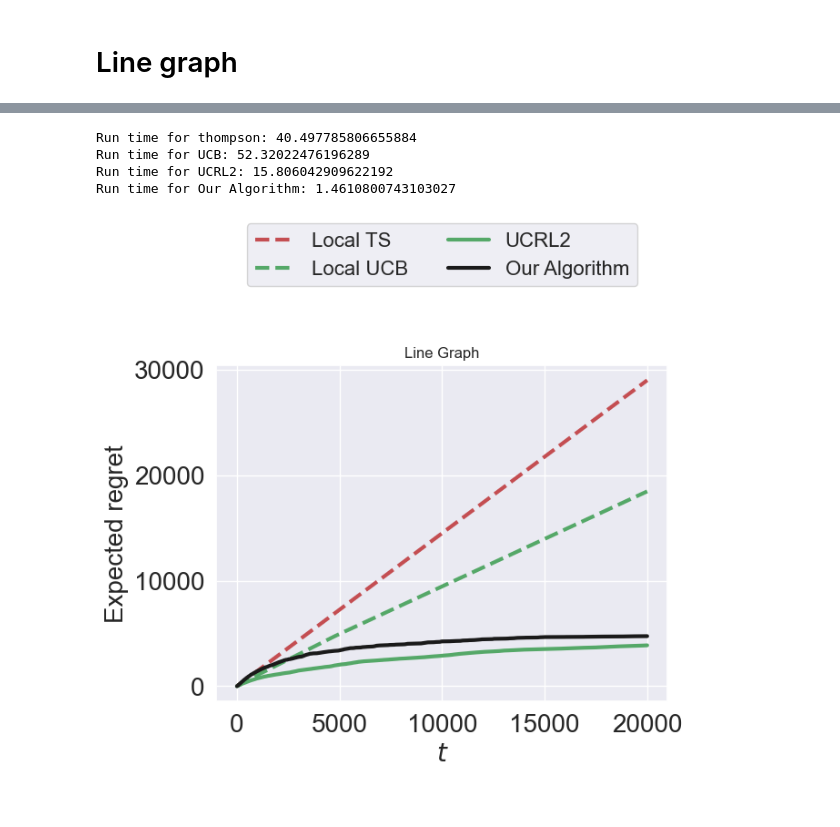
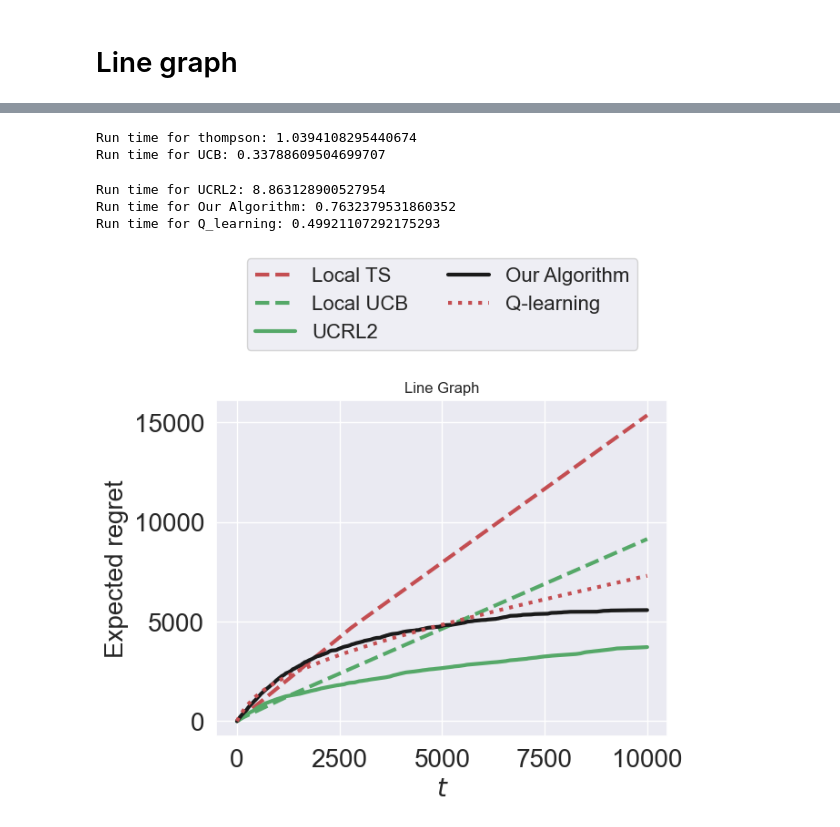
Before and after one commit to CoNG-harvard/Graph-Bandit, a Jupyter notebook: New Benchmark Development.ipynb, the cells around one changed output, grey strips where cells are left out. Cells and saved outputs as stored; diff of their text form; code cells hidden in the pictures.

```diff
--- a/New Benchmark Development.ipynb
+++ b/New Benchmark Development.ipynb
@@ -116,27 +87,47 @@ means = np.random.uniform(low=0.5,high=9.5,size=(n_samples,n_nodes))
 # %%
+n_samples = 20
+episodes = 1
+mu_size = 1
+sigma_size = 1
+
+init_node = 0
+
+T = 10000
+
+np.random.seed(SEED)
+n_nodes = 100
+G = return_graph('line', n_nodes)
+
+np.random.seed(SEED)
+means = np.random.uniform(low=0.5,high=9.5,size=(n_samples,n_nodes))
+# means = np.zeros((n_samples,n_nodes))
+# means[:,-1]=0.5
 agents = {
     'thompson':partial(local_ts_agent,var=1.0,mu_0=0.0,var_0=1.0),
          'UCB':local_ucb_agent,
          'UCRL2':UCRL2_agent,
-         'Our Algorithm':doubling_agent,}
+         'Our Algorithm':doubling_agent,
+        'Q_learning':QL_agent
+}
 
 line_regrets = {}
 for name,agent in agents.items():
     t = time()
-    line_regrets[name] = parallel_train_agent(n_samples,T,G,means, init_node,agent)
-    # line_regrets[name] = train_agent(n_samples,T,G,means, init_node,agent)
+    line_regrets[name] = train_agent(n_samples,T,G,means, init_node,agent,parallelized=True)
+
     print('Run time for {}:'.format(name),time()-t)
 
 
 # with open('Data/line_large.pkl', 'wb') as file:
 #     pkl.dump(line_regrets,file)
 
 plt.figure(dpi=100)
 
 plotRegrets([line_regrets], titles=['Line Graph'])
 # %% [output]
-Run time for thompson: 40.497785806655884
-Run time for UCB: 52.32022476196289
-Run time for UCRL2: 15.806042909622192
-Run time for Our Algorithm: 1.4610800743103027
+Run time for thompson: 1.0394108295440674
+Run time for UCB: 0.33788609504699707
+Run time for UCRL2: 8.863128900527954
+Run time for Our Algorithm: 0.7632379531860352
+Run time for Q_learning: 0.49921107292175293
-[figure, old version]
+[figure, new version]
```
Also changed, not shown: parts of 5 cells of this notebook, 4 other files.
